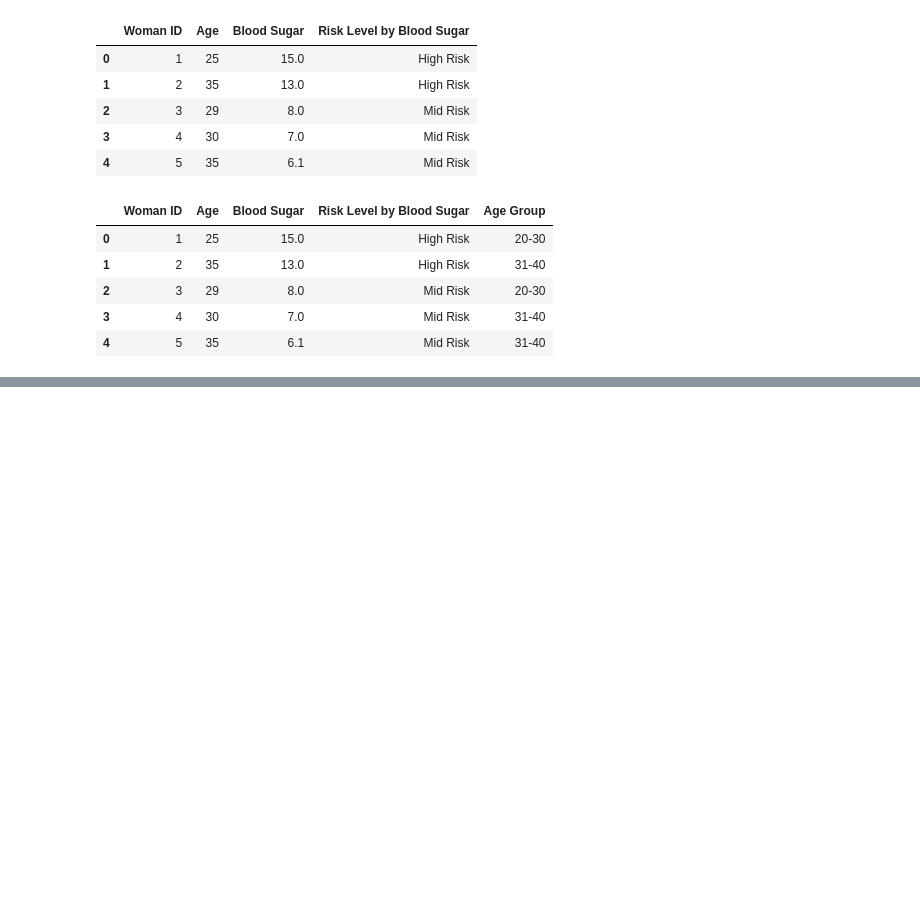
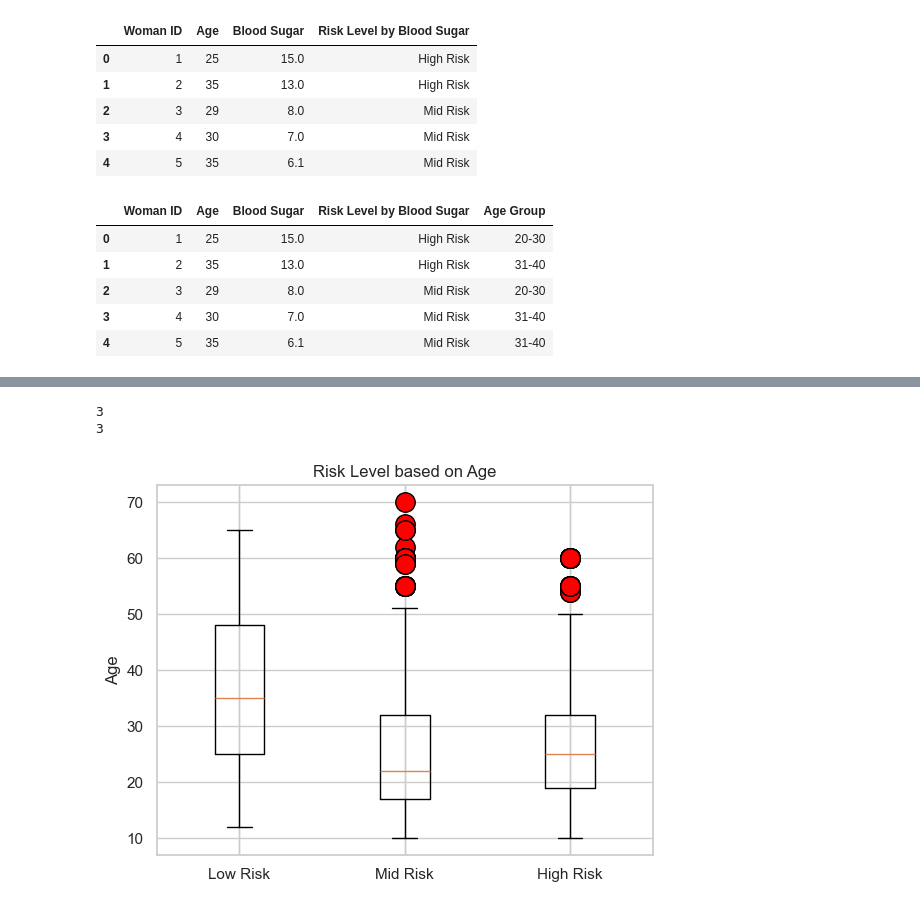
Before and after one commit to larissarmourap/Project1group3, a Jupyter notebook: Project-One.ipynb, the cells around one changed output, grey strips where cells are left out. Saved outputs shown, nothing was run; the diff lists cells and outputs as text; code cells hidden in the pictures; blank space fills up the shorter version.

```diff
--- a/Project-One.ipynb
+++ b/Project-One.ipynb
@@ -303,0 +376,28 @@ plt.show()
+# %%
+print(len(age_boxplot))
+print(len(risk_levels))
+# %% [output]
+3
+3
+# %%
+# Generate a boxplot
+
+fig1, ax1 = plt.subplots()
+ax1.set_title('Risk Level based on Age')
+ax1.set_ylabel('Age')
+
+# Set the locations for the x-ticks
+ax1.set_xticks([1, 2, 3])
+
+# Now, set the labels for each tick
+label_risk_level = ["Low Risk", "Mid Risk", "High Risk"]
+ax1.set_xticklabels(label_risk_level)
+
+custom_color = dict(markerfacecolor="red", markersize=14)
+ax1.boxplot(age_boxplot, labels=label_risk_level, flierprops=custom_color)
+
+# Print
+plt.savefig("C:/Users/lnata/Github/Project1group3/Output-Data\Fig5.png")
+plt.show()
+# %% [output]
+[figure, added]
```
Also changed, not shown: parts of 22 cells of this notebook, 6 other files.
